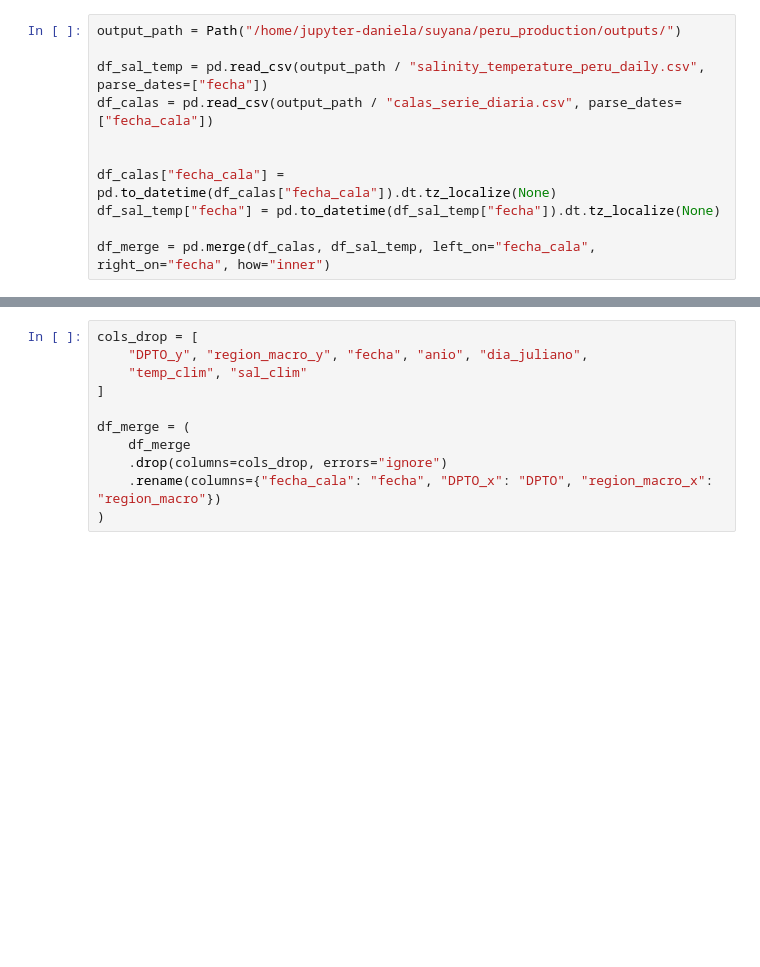
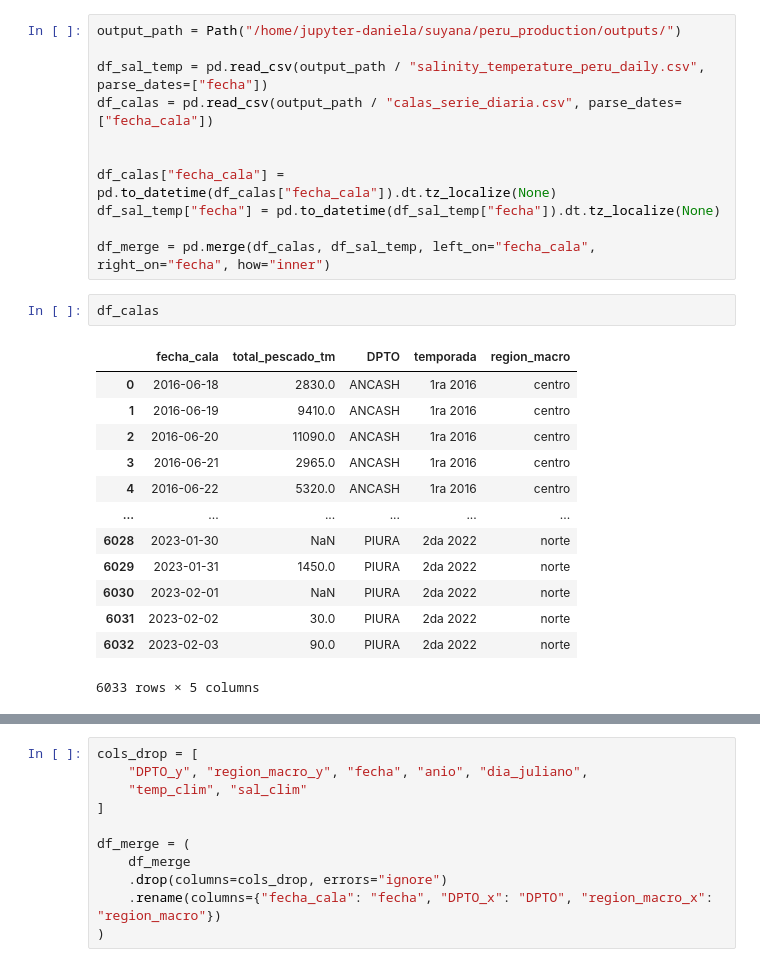
Before and after one commit to dbrisaro/catch_modelling, a Jupyter notebook: scripts/peru_regressions.ipynb, the cells around one changed output, grey strips where cells are left out. Drawn from its saved outputs; the diff is of its cells as text; blank space fills up the shorter version.

```diff
--- a/scripts/peru_regressions.ipynb
+++ b/scripts/peru_regressions.ipynb
@@ -14,3 +14,19 @@ df_calas["fecha_cala"] = pd.to_datetime(df_calas["fecha_cala"]).dt.tz_localize(N
 df_sal_temp["fecha"] = pd.to_datetime(df_sal_temp["fecha"]).dt.tz_localize(None)
 
 df_merge = pd.merge(df_calas, df_sal_temp, left_on="fecha_cala", right_on="fecha", how="inner")
+# %%
+df_calas
+# %% [output]
+|  | fecha_cala | total_pescado_tm | DPTO | temporada | region_macro |
+| 0 | 2016-06-18 | 2830.0 | ANCASH | 1ra 2016 | centro |
+| 1 | 2016-06-19 | 9410.0 | ANCASH | 1ra 2016 | centro |
+| 2 | 2016-06-20 | 11090.0 | ANCASH | 1ra 2016 | centro |
+| 3 | 2016-06-21 | 2965.0 | ANCASH | 1ra 2016 | centro |
+| 4 | 2016-06-22 | 5320.0 | ANCASH | 1ra 2016 | centro |
+| ... | ... | ... | ... | ... | ... |
+| 6028 | 2023-01-30 | NaN | PIURA | 2da 2022 | norte |
+| 6029 | 2023-01-31 | 1450.0 | PIURA | 2da 2022 | norte |
+| 6030 | 2023-02-01 | NaN | PIURA | 2da 2022 | norte |
+| 6031 | 2023-02-02 | 30.0 | PIURA | 2da 2022 | norte |
+| 6032 | 2023-02-03 | 90.0 | PIURA | 2da 2022 | norte |
+6033 rows × 5 columns
```
Also changed, not shown: parts of 6 cells of this notebook, 2 other files.
